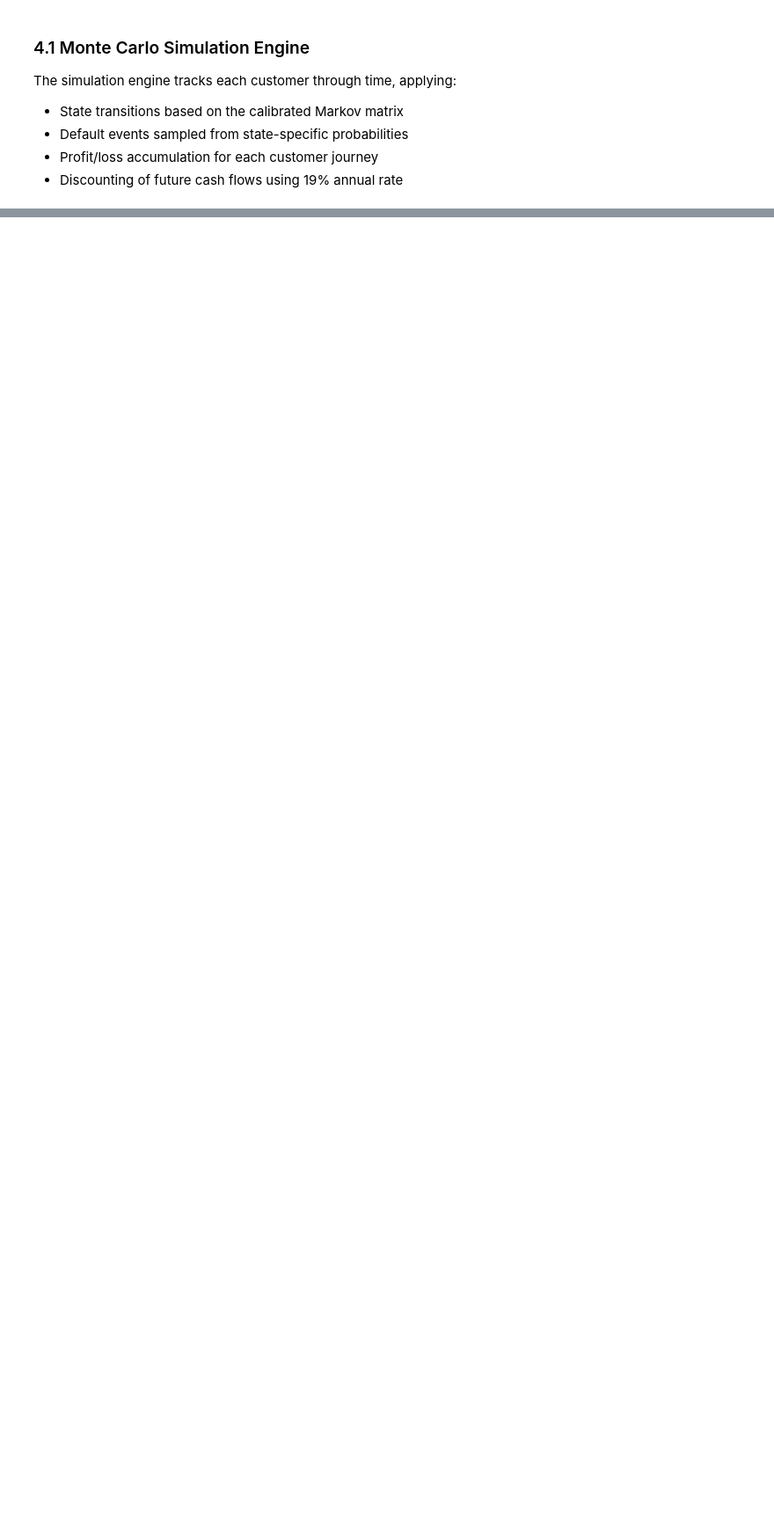
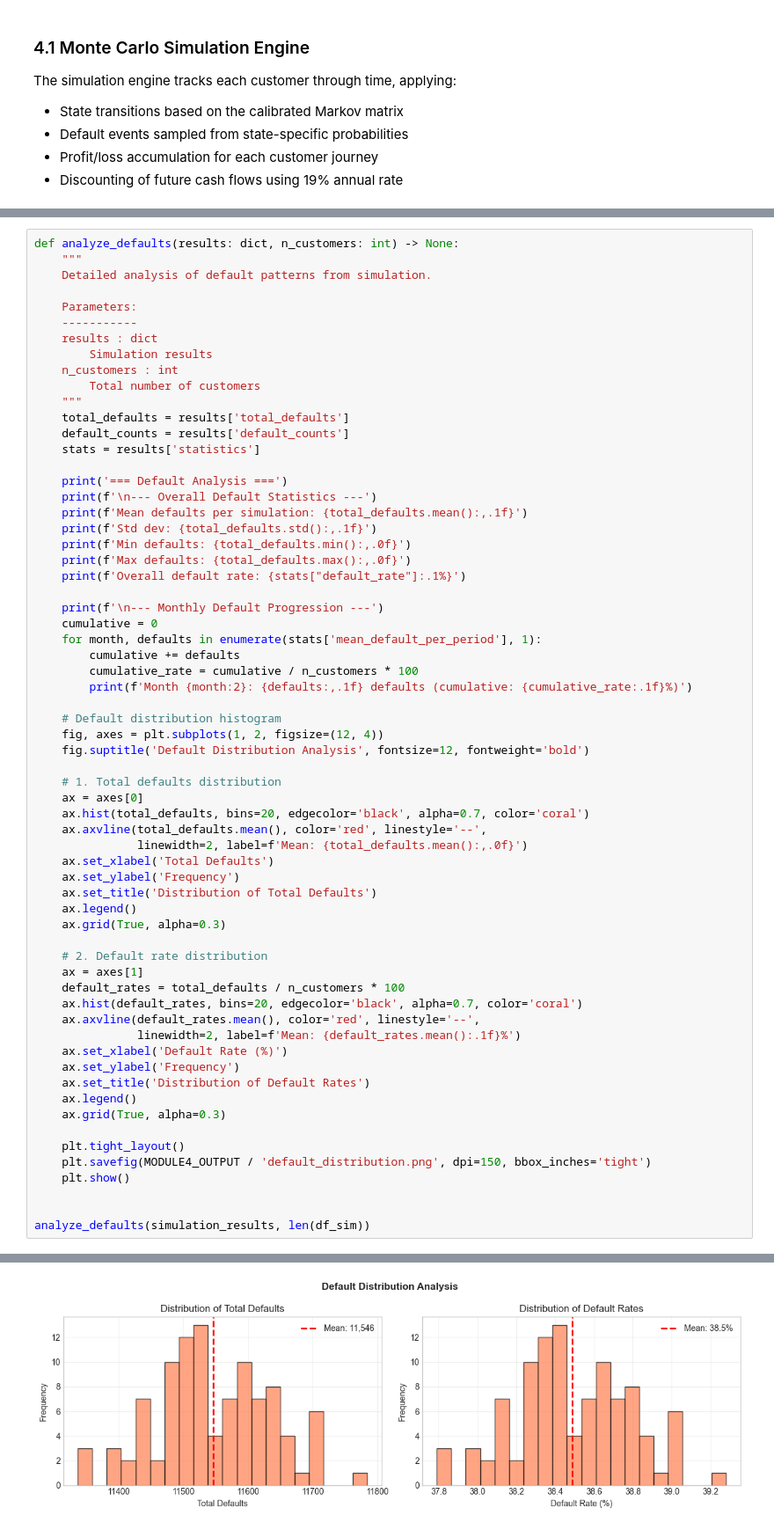
Before and after one commit to ashsweet/Loan_Limit_optimization, a Jupyter notebook: loan_limit_optimization.ipynb, the cells around one changed output, grey strips where cells are left out. Shown at 88% size. Drawn from its saved outputs; the diff is of its cells as text; blank space fills up the shorter version.

```diff
--- a/loan_limit_optimization.ipynb
+++ b/loan_limit_optimization.ipynb
@@ -3999,0 +4431,65 @@ for i, prob in enumerate(simulator.monthly_default_probs):
+# %%
+def analyze_defaults(results: dict, n_customers: int) -> None:
+    """
+    Detailed analysis of default patterns from simulation.
+
+    Parameters:
+    -----------
+    results : dict
+        Simulation results
+    n_customers : int
+        Total number of customers
+    """
+    total_defaults = results['total_defaults']
+    default_counts = results['default_counts']
+    stats = results['statistics']
+
+    print('=== Default Analysis ===')
+    print(f'\n--- Overall Default Statistics ---')
+    print(f'Mean defaults per simulation: {total_defaults.mean():,.1f}')
+    print(f'Std dev: {total_defaults.std():,.1f}')
+    print(f'Min defaults: {total_defaults.min():,.0f}')
+    print(f'Max defaults: {total_defaults.max():,.0f}')
+    print(f'Overall default rate: {stats["default_rate"]:.1%}')
+
+    print(f'\n--- Monthly Default Progression ---')
+    cumulative = 0
+    for month, defaults in enumerate(stats['mean_default_per_period'], 1):
+        cumulative += defaults
+        cumulative_rate = cumulative / n_customers * 100
+        print(f'Month {month:2}: {defaults:,.1f} defaults (cumulative: {cumulative_rate:.1f}%)')
+
+    # Default distribution histogram
+    fig, axes = plt.subplots(1, 2, figsize=(12, 4))
+    fig.suptitle('Default Distribution Analysis', fontsize=12, fontweight='bold')
+
+    # 1. Total defaults distribution
+    ax = axes[0]
+    ax.hist(total_defaults, bins=20, edgecolor='black', alpha=0.7, color='coral')
+    ax.axvline(total_defaults.mean(), color='red', linestyle='--',
+               linewidth=2, label=f'Mean: {total_defaults.mean():,.0f}')
+    ax.set_xlabel('Total Defaults')
+    ax.set_ylabel('Frequency')
+    ax.set_title('Distribution of Total Defaults')
+    ax.legend()
+    ax.grid(True, alpha=0.3)
+
+    # 2. Default rate distribution
+    ax = axes[1]
+    default_rates = total_defaults / n_customers * 100
+    ax.hist(default_rates, bins=20, edgecolor='black', alpha=0.7, color='coral')
+    ax.axvline(default_rates.mean(), color='red', linestyle='--',
+               linewidth=2, label=f'Mean: {default_rates.mean():.1f}%')
+    ax.set_xlabel('Default Rate (%)')
+    ax.set_ylabel('Frequency')
+    ax.set_title('Distribution of Default Rates')
+    ax.legend()
+    ax.grid(True, alpha=0.3)
+
+    plt.tight_layout()
+    plt.savefig(MODULE4_OUTPUT / 'default_distribution.png', dpi=150, bbox_inches='tight')
+    plt.show()
+
+
+analyze_defaults(simulation_results, len(df_sim))
+# %% [output]
@@ -3999,0 +4513 @@ for i, prob in enumerate(simulator.monthly_default_probs):
+[figure, added]
```
Also changed, not shown: parts of 16 cells of this notebook, 11 other files.
